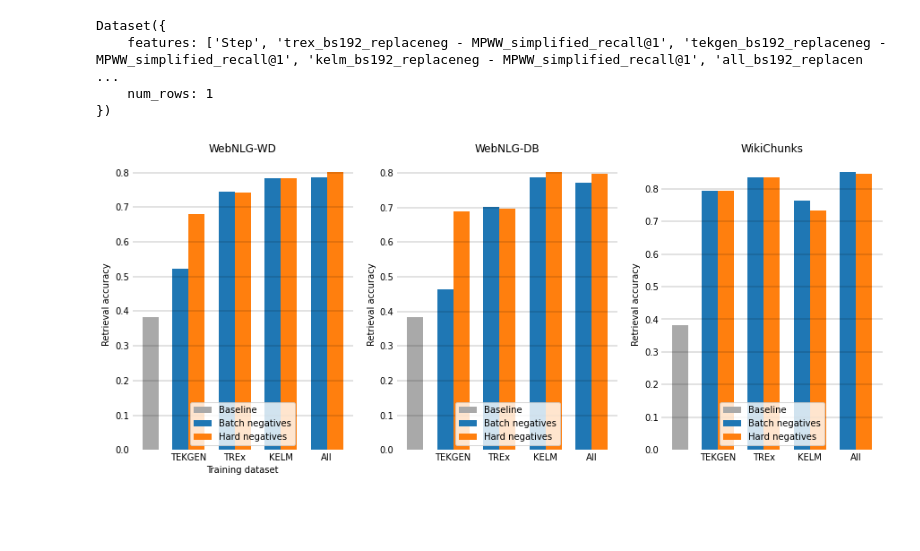
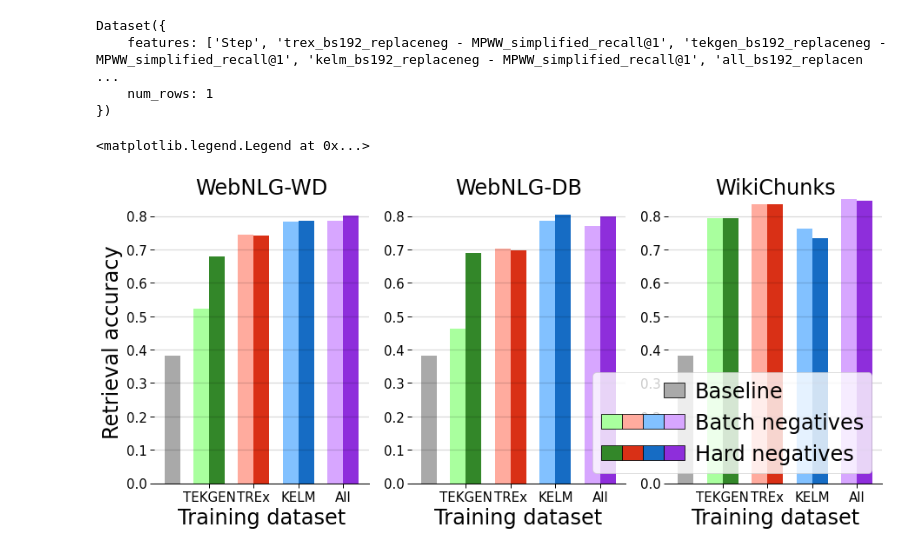
Before and after one commit to TevenLeScao/tetraencoder, a Jupyter notebook: paper/plotting_notebooks/configurations.ipynb, the cells around one changed output. Saved outputs shown, nothing was run; the diff lists cells and outputs as text; code cells hidden in the pictures; blank space fills up the shorter version.

Commit message:
plotting notebooks

```diff
--- a/paper/plotting_notebooks/configurations.ipynb
+++ b/paper/plotting_notebooks/configurations.ipynb
@@ -3,6 +3,11 @@ from datasets import load_dataset
 import numpy as np
 %matplotlib inline
 import matplotlib.pyplot as plt
+from commons import colors_per_setup_training, medium_font_size, small_font_size, large_font_size
+from matplotlib.patches import Patch
+
+import seaborn
+seaborn.set_context("paper", font_scale=1.9)
 # %%
 data = {}
 data["wnlg_wd"] = load_dataset("csv", data_files="../raw_data/configurations_webnlg_wikidata.csv", split="train")
@@ -33,18 +38,18 @@ Dataset({
 models = [model_name.split()[0] for model_name in data["wnlg_wd"].column_names[1:]]
 # %%
 def format_axes(ax):
-    ax.set_ylabel('Retrieval accuracy')
     ax.set_xticks(index + bar_width / 2)
     ax.set_xticklabels(["TEKGEN", "TREx", "KELM", "All"])
-    ax.legend(loc="lower center")
     ax.spines['right'].set_visible(False)
     ax.spines['top'].set_visible(False)
-    ax.spines['bottom'].set_visible(False)
+    ax.spines['bottom'].set_visible(True)
     ax.spines['left'].set_visible(False)
+    ax.set_ylim([0, 0.85])
     yticks = ax.get_yticks()
-    ax.tick_params(axis=u'both', which=u'both',length=0)
-    for y_pos in yticks[1:-1]:
+    ax.tick_params(axis='both', which='both', labelsize=small_font_size)
+    for y_pos in yticks:
         ax.axhline(y_pos, color="black", alpha=0.15)
+    ax.set_xlabel('Training dataset', fontsize=medium_font_size)
 
 
 fig, (wnlg_wd, wnlg_db, wchunks) = plt.subplots(nrows=1, ncols=3, figsize=(15, 6))
@@ -58,50 +63,60 @@ baseline = wnlg_wd.bar(bar_width, [data["wnlg_db"][f"baseline - WebNLG-DB_recall
                 label="Baseline")
 
 batch = wnlg_wd.bar(index, [data["wnlg_wd"][f"{name}_bs320_batchneg - WebNLG_recall@1"][0] for name in names],
-                     bar_width,
+                     bar_width, color=[colors_per_setup_training[f"{name}_bs320_batchneg"] for name in names],
                 label="Batch negatives")
 
 hard = wnlg_wd.bar(index+bar_width, [data["wnlg_wd"][f"{name}_bs192_replaceneg - WebNLG_recall@1"][0] for name in names],
-                     bar_width,
+                     bar_width, color=[colors_per_setup_training[f"{name}_bs192_hardneg"] for name in names],
                 label="Hard negatives")
 
-wnlg_wd.set_xlabel('Training dataset')
-wnlg_wd.set_title('WebNLG-WD')
+wnlg_wd.set_title('WebNLG-WD', fontsize=medium_font_size)
+wnlg_wd.set_ylabel('Retrieval accuracy', fontsize=medium_font_size)
 format_axes(wnlg_wd)
 
 baseline = wnlg_db.bar(bar_width, [data["wnlg_db"][f"baseline - WebNLG-DB_recall@1"][0] for name in names],
                      bar_width, color="darkgrey",
                 label="Baseline")
 
 batch = wnlg_db.bar(index, [data["wnlg_db"][f"{name}_bs320_batchneg - WebNLG-DB_recall@1"][0] for name in names],
-                     bar_width,
+                     bar_width, color=[colors_per_setup_training[f"{name}_bs320_batchneg"] for name in names],
                 label="Batch negatives")
 
 hard = wnlg_db.bar(index+bar_width, [data["wnlg_db"][f"{name}_bs192_replaceneg - WebNLG-DB_recall@1"][0] for name in names],
-                     bar_width,
+                     bar_width, color=[colors_per_setup_training[f"{name}_bs192_hardneg"] for name in names],
                 label="Hard negatives")
 
-wnlg_wd.set_xlabel('Training dataset')
-wnlg_db.set_title('WebNLG-DB')
+wnlg_db.set_title('WebNLG-DB', fontsize=medium_font_size)
 format_axes(wnlg_db)
 
 baseline = wchunks.bar(bar_width, [data["wnlg_db"][f"baseline - WebNLG-DB_recall@1"][0] for name in names],
                      bar_width, color="darkgrey",
                 label="Baseline")
 
 batch = wchunks.bar(index, [data["wchunks"][f"{name}_bs320_batchneg - MPWW_simplified_recall@1"][0] for name in names],
-                     bar_width,
+                     bar_width, color=[colors_per_setup_training[f"{name}_bs320_batchneg"] for name in names],
                 label="Batch negatives")
 
 hard = wchunks.bar(index+bar_width, [data["wchunks"][f"{name}_bs192_replaceneg - MPWW_simplified_recall@1"][0] for name in names],
-                     bar_width,
+                     bar_width, color=[colors_per_setup_training[f"{name}_bs192_hardneg"] for name in names],
                 label="Hard negatives")
 
-wnlg_wd.set_xlabel('Training dataset')
-wchunks.set_title('WikiChunks')
+wchunks.set_title('WikiChunks', fontsize=medium_font_size)
 format_axes(wchunks)
+
+patches_1 = [Patch(facecolor=colors_per_setup_training[f"{name}_bs320_batchneg"], edgecolor="black") for name in names]
+patches_2 = [Patch(facecolor=colors_per_setup_training[f"{name}_bs192_hardneg"], edgecolor="black") for name in names]
+patches_b = [Patch(facecolor="darkgrey", alpha=0) for name in names]
+patches_b[-1] = Patch(facecolor="darkgrey", edgecolor="black")
+all_patches = [patch for row in zip(patches_b, patches_1, patches_2) for patch in row]
+
+wchunks.legend(handles=all_patches,
+          labels=['', '', '', '', '', '', '', '', '', 'Baseline', 'Batch negatives', 'Hard negatives'],
+          ncol=4, handletextpad=0.5, handlelength=1.0, columnspacing=-0.5,
+          loc="lower right", fontsize=medium_font_size)
 # %% [output]
+<matplotlib.legend.Legend at 0x...>
-[figure, old version]
+[figure, new version]
 # %%
 fig, (wnlg_wd, wnlg_db, wchunks) = plt.subplots(nrows=1, ncols=3, figsize=(15, 6))
 
```
Also changed, not shown: parts of 1 cell of this notebook, 5 other files.
